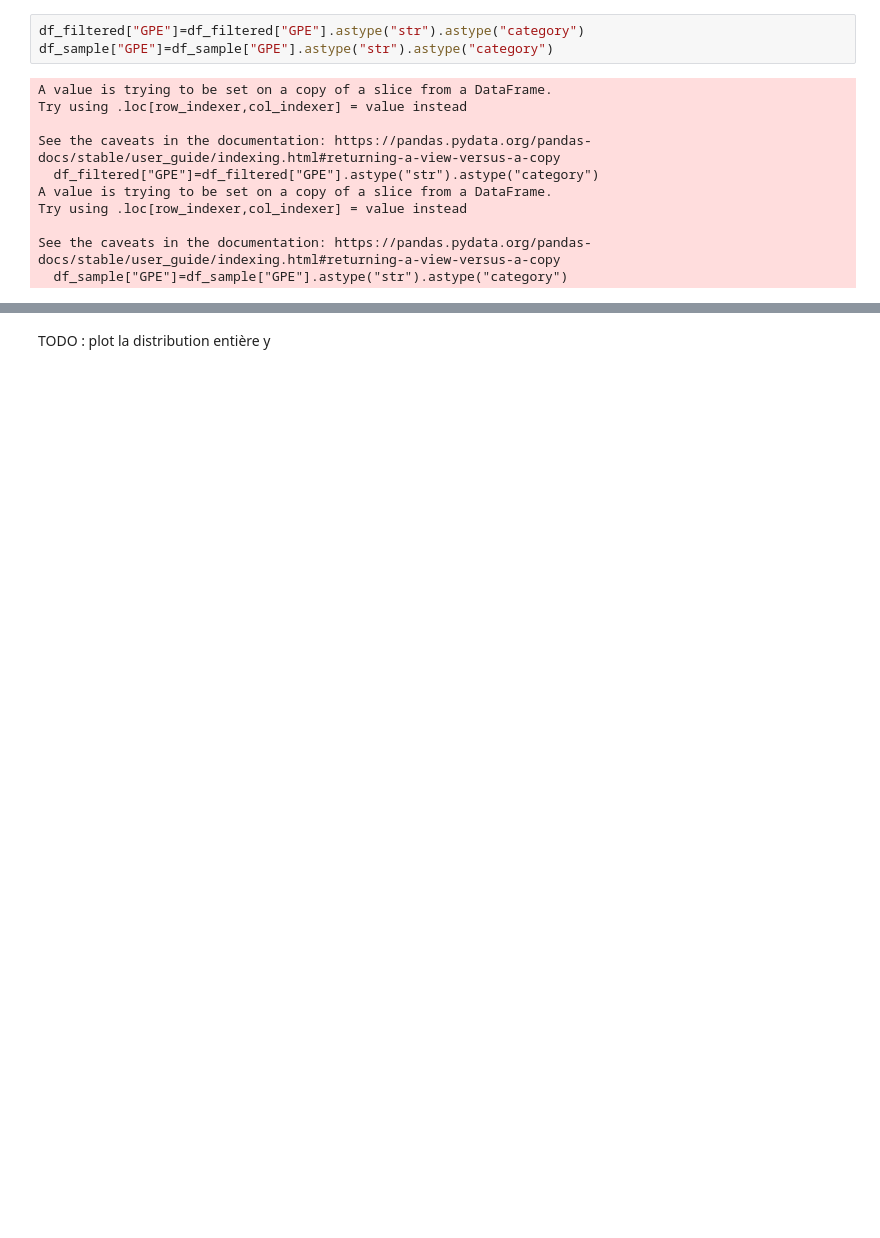
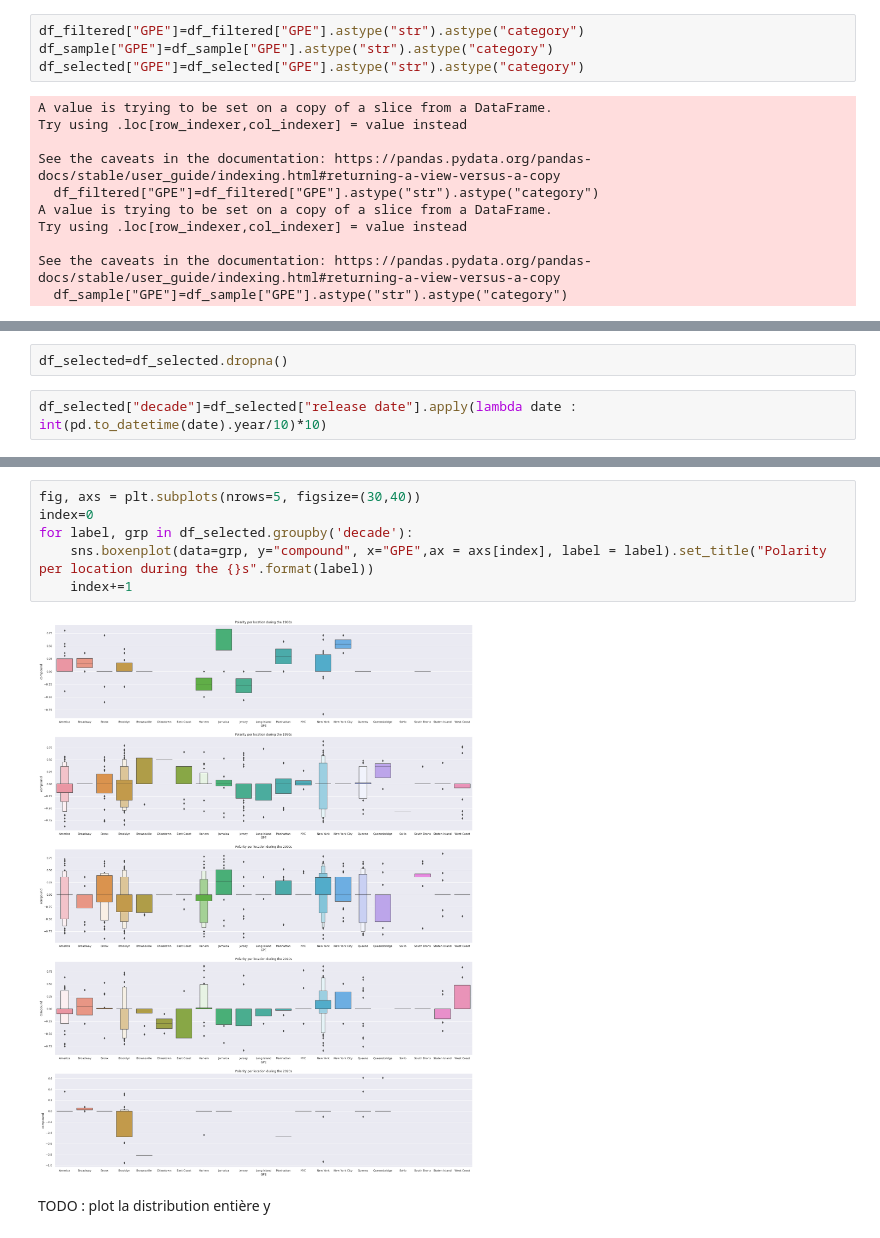
Before and after one commit to LucasTrg/CDS, a Jupyter notebook: NLP.ipynb, the cells around one changed output, grey strips where cells are left out. Cells and saved outputs as stored; diff of their text form; blank space fills up the shorter version.

```diff
--- a/NLP.ipynb
+++ b/NLP.ipynb
@@ -199,6 +167,7 @@ NameError: name 'df_sample' is not defined
 # %%
 df_filtered["GPE"]=df_filtered["GPE"].astype("str").astype("category")
 df_sample["GPE"]=df_sample["GPE"].astype("str").astype("category")
+df_selected["GPE"]=df_selected["GPE"].astype("str").astype("category")
 # %% [output]
 A value is trying to be set on a copy of a slice from a DataFrame.
 Try using .loc[row_indexer,col_indexer] = value instead
@@ -241,0 +184,4 @@ sns.catplot(data=df_sample, y="compound", x="GPE", kind="boxen", height=11, aspe
+# %%
+df_selected=df_selected.dropna()
+# %%
+df_selected["decade"]=df_selected["release date"].apply(lambda date : int(pd.to_datetime(date).year/10)*10)
@@ -242,2 +210,10 @@ sns.catplot(data=df_sample, y="compound", x="GPE", kind="boxen", height=11, aspe
+# %%
+fig, axs = plt.subplots(nrows=5, figsize=(30,40))
+index=0
+for label, grp in df_selected.groupby('decade'):
+    sns.boxenplot(data=grp, y="compound", x="GPE",ax = axs[index], label = label).set_title("Polarity per location during the {}s".format(label))
+    index+=1
+# %% [output]
+[figure, added]
 # %% [markdown]
 TODO : plot la distribution entière y
```
Also changed, not shown: parts of 35 cells of this notebook, 1 other file.
